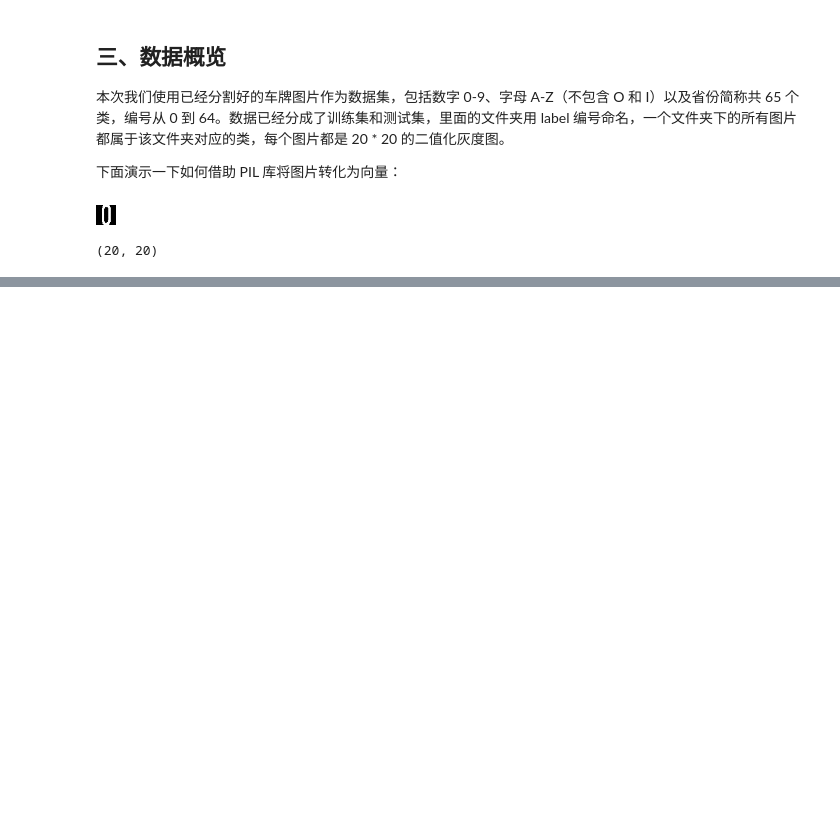
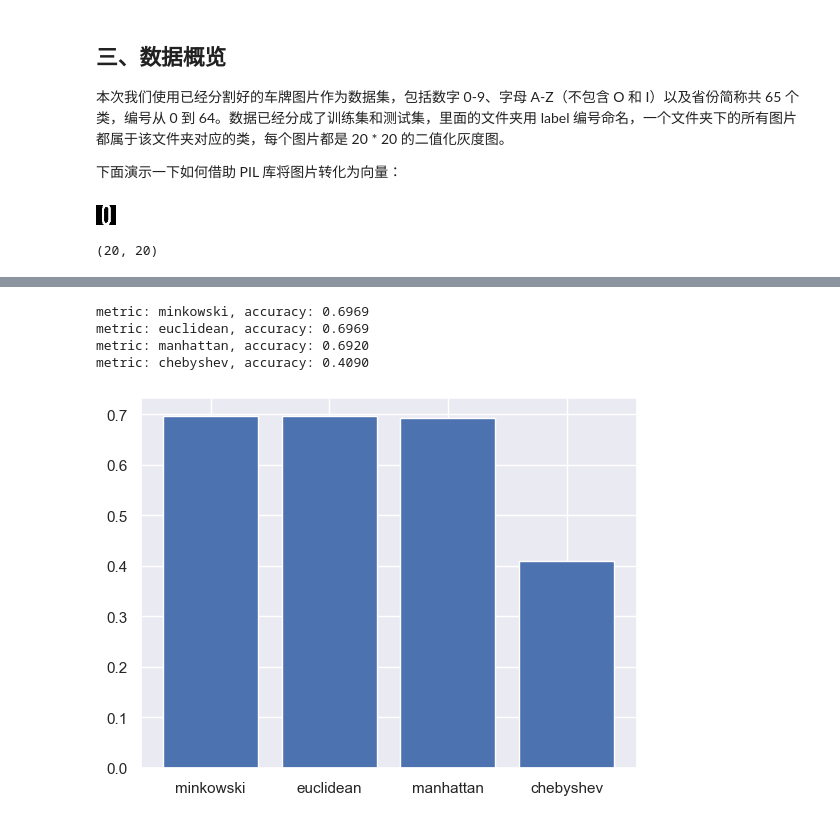
Before and after one commit to JaegerZhao/MachineLearning, a Jupyter notebook: 4 基于K-近邻的车牌号识别/exp4.ipynb, the cells around one changed output, grey strips where cells are left out. Saved outputs shown, nothing was run; the diff lists cells and outputs as text; code cells hidden in the pictures; blank space fills up the shorter version.

```diff
--- a/4 基于K-近邻的车牌号识别/exp4.ipynb
+++ b/4 基于K-近邻的车牌号识别/exp4.ipynb
@@ -40,0 +183,21 @@ pixels.shape
+# %%
+metrics = ['minkowski', 'euclidean', 'manhattan', 'chebyshev' ]
+acc_list = []
+
+for metric in metrics:  # 遍历距离度量类型
+    model = KNeighborsClassifier(metric = metric)
+    model.fit(x_train, y_train)  # 记录训练数据
+    p_test = model.predict(x_test)  # 预测测试图片
+    accuracy = accuracy_score(p_test, y_test)  # 计算准确率
+    acc_list.append(accuracy)
+    print('metric: {}, accuracy: {:<.4f}'.format(metric, accuracy))
+# %% [output]
+metric: minkowski, accuracy: 0.6969
+metric: euclidean, accuracy: 0.6969
+metric: manhattan, accuracy: 0.6920
+metric: chebyshev, accuracy: 0.4090
+# %%
+plt.bar(metrics, acc_list)  # 画图
+plt.show()
+# %% [output]
+[figure, added]
```
Also changed, not shown: parts of 20 cells of this notebook.
